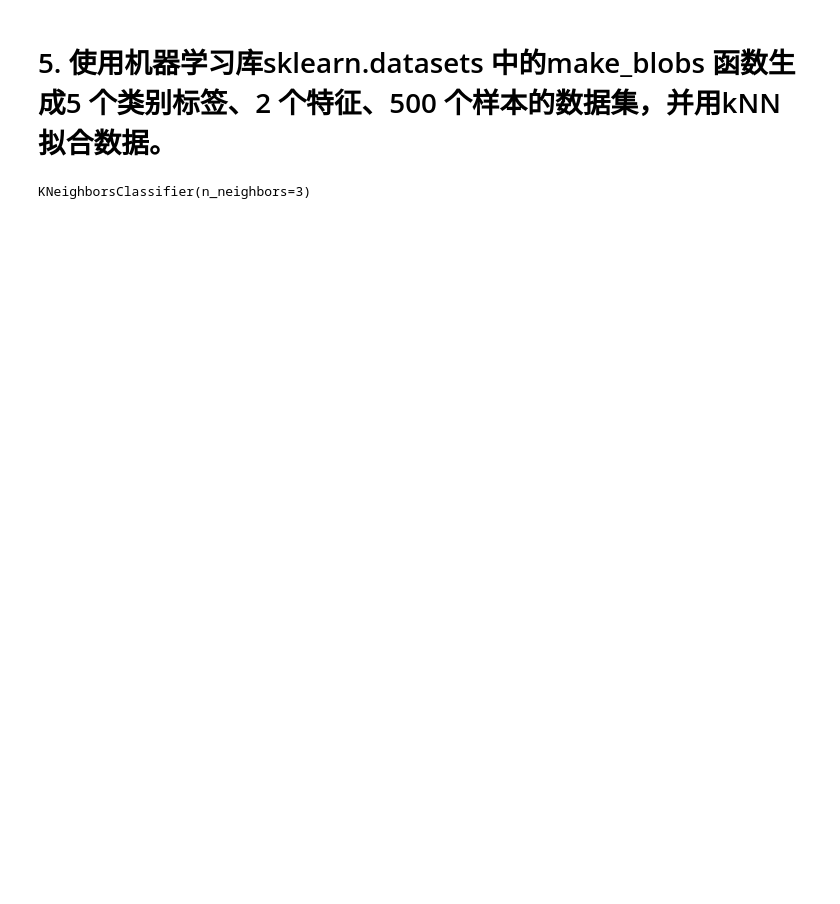
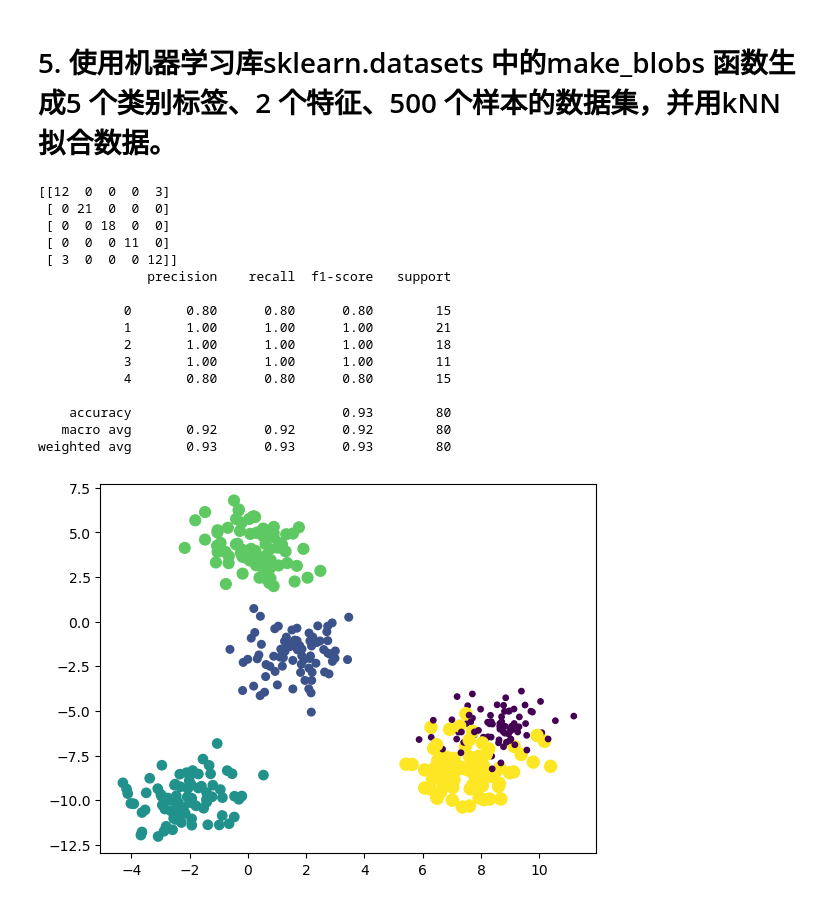
Before and after one commit to OrigamiShido/MachineLearning, a Jupyter notebook: exp1/exp1.5.ipynb, the cells around one changed output. Cells and saved outputs as stored; diff of their text form; code cells hidden in the pictures; blank space fills up the shorter version.

```diff
--- a/exp1/exp1.5.ipynb
+++ b/exp1/exp1.5.ipynb
@@ -3,22 +3,48 @@
 # %%
 import numpy as np
 import matplotlib.pyplot as plt
 import pandas as pd
 from sklearn import datasets
 from sklearn.preprocessing import StandardScaler, MinMaxScaler
 from sklearn.neighbors import KNeighborsClassifier
 from sklearn.metrics import classification_report,confusion_matrix
+from sklearn.model_selection import train_test_split
 
 data,target=datasets.make_blobs(400,2,centers=5)
 
 # print(data)
 
 scaler=MinMaxScaler()
 scaler=scaler.fit(data)
 result=scaler.transform(data)
-
+X_train, X_test, y_train, y_test = train_test_split(result, target, test_size=0.2, random_state=0)
 knn=KNeighborsClassifier(n_neighbors=3)
 
 knn.fit(result,target)
+
+y_pred = knn.predict(X_test)
+print(confusion_matrix(y_test, y_pred))
+print(classification_report(y_test, y_pred))
+
+fig=plt.figure()
+ax=fig.add_subplot(111)
+ax.scatter(data[:,0],data[:,1],15.0*(np.array(target)+1),15.0*(np.array(target)+1))
+plt.show()
 # %% [output]
-KNeighborsClassifier(n_neighbors=3)
+[[12  0  0  0  3]
+ [ 0 21  0  0  0]
+ [ 0  0 18  0  0]
+ [ 0  0  0 11  0]
+ [ 3  0  0  0 12]]
+              precision    recall  f1-score   support
+
+           0       0.80      0.80      0.80        15
+           1       1.00      1.00      1.00        21
+           2       1.00      1.00      1.00        18
+           3       1.00      1.00      1.00        11
+           4       0.80      0.80      0.80        15
+
+    accuracy                           0.93        80
+   macro avg       0.92      0.92      0.92        80
+weighted avg       0.93      0.93      0.93        80
+[figure, added]
```
Also changed, not shown: 10 other files.
